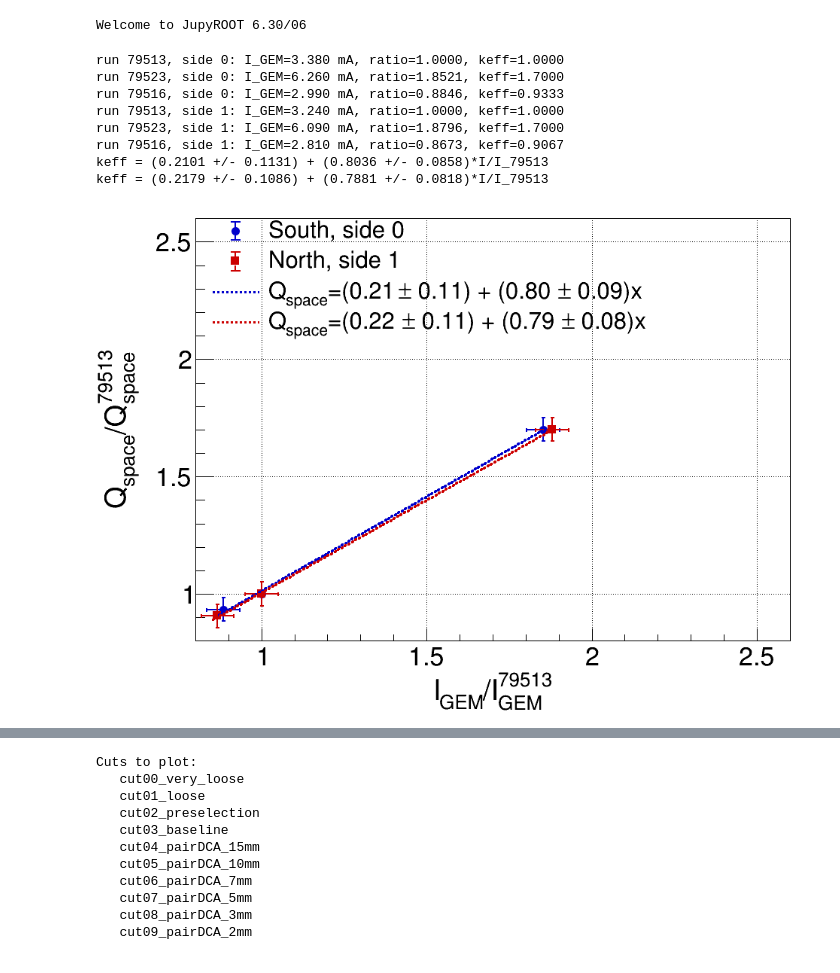
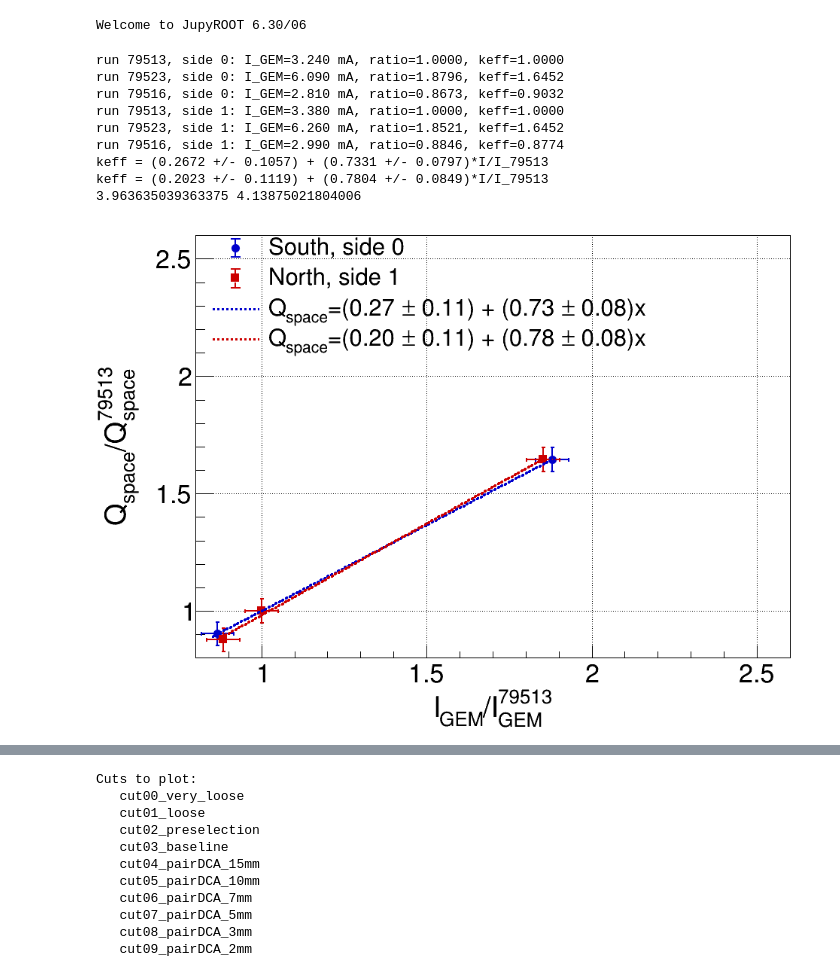
Before and after one commit to mcyoren/sPHENIX_tracking, a Jupyter notebook: drawings/K0S_daughter_pt_QA_with_momentum_fractions.ipynb, the cells around one changed output, grey strips where cells are left out. Saved outputs shown, nothing was run; the diff lists cells and outputs as text; code cells hidden in the pictures.

```diff
--- a/drawings/K0S_daughter_pt_QA_with_momentum_fractions.ipynb
+++ b/drawings/K0S_daughter_pt_QA_with_momentum_fractions.ipynb
@@ -48,10 +48,10 @@ Welcome to JupyROOT 6.30/06
 # ============================================================
 runs=[79513,79514,79515,79516,79526,79528,79529, 79507, 79523]
 runs=[79513, 79523, 79516]
-gem_current_north_runs = {79513:3.24, 79514:3.08, 79515:2.94, 79516:2.81, 79526:3.85, 79528:3.40, 79529:3.21, 79507:4.9, 79523: 6.09}
-gem_current_south_runs = {79513:3.38, 79514:3.08, 79515:2.94, 79516:2.99, 79526:3.88, 79528:3.45, 79529:3.25, 79507:4.8, 79523: 6.26}
-keffs_south_runs={79513:1.50,79514:1.4,79515:1.40,79516:1.4,79526:1.85,79528:1.65,79529:1.55,79507:2.15, 79523:2.55}
-keffs_north_runs={79513:1.50,79514:1.4,79515:1.40,79516:1.36,79526:1.85,79528:1.65,79529:1.55,79507:2.15, 79523:2.55}
+gem_current_south_runs = {79513:3.24, 79514:3.08, 79515:2.94, 79516:2.81, 79526:3.85, 79528:3.40, 79529:3.21, 79507:4.9, 79523: 6.09}
+gem_current_north_runs = {79513:3.38, 79514:3.08, 79515:2.94, 79516:2.99, 79526:3.88, 79528:3.45, 79529:3.25, 79507:4.8, 79523: 6.26}
+keffs_south_runs={79513:1.55,79514:1.4,79515:1.40,79516:1.4,79526:1.85,79528:1.65,79529:1.55,79507:2.15, 79523:2.55}
+keffs_north_runs={79513:1.55,79514:1.4,79515:1.40,79516:1.36,79526:1.85,79528:1.65,79529:1.55,79507:2.15, 79523:2.55}
 
 reference_run = 79513
 
@@ -98,42 +98,44 @@ for side, g, color in [(0, graphs2[0], root.kBlue+1), (1, graphs2[1], root.kRed+
     xmax = max(g.GetPointX(i) for i in range(g.GetN()))
 
     f = root.TF1(f"f_keff_vs_gem_current_side{side}", "[0]+[1]*x", xmin-0.02, xmax+0.02)
     f.SetParameters(0.0, 1.0)
     f.SetLineColor(color); f.SetLineWidth(3); f.SetLineStyle(2)
 
     g.Fit(f, "Q0S")
     linear_fits2.append(f)
 
     leg2.AddEntry(f, f"Q_{{space}}=({f.GetParameter(0):.2f} #pm {f.GetParError(0):.2f}) + ({f.GetParameter(1):.2f} #pm {f.GetParError(1):.2f})x", "l")
     print(f"keff = ({f.GetParameter(0):.4f} +/- {f.GetParError(0):.4f}) + ({f.GetParameter(1):.4f} +/- {f.GetParError(1):.4f})*I/I_79513")
 
 mg2.Draw("A")
 mg2.SetTitle(";I_{GEM}/I_{GEM}^{79513};Q_{space}/Q_{space}^{79513}")
 mg2.GetXaxis().SetLimits(0.8, 2.6); mg2.GetYaxis().SetRangeUser(0.8, 2.6)
 mg2.GetXaxis().SetTitleSize(0.062); mg2.GetYaxis().SetTitleSize(0.062)
 mg2.GetXaxis().SetLabelSize(0.055); mg2.GetYaxis().SetLabelSize(0.055)
 mg2.GetXaxis().SetTitleOffset(1.00); mg2.GetYaxis().SetTitleOffset(1.10)
 mg2.GetXaxis().SetNdivisions(505); mg2.GetYaxis().SetNdivisions(505)
 mg2.GetXaxis().CenterTitle(); mg2.GetYaxis().CenterTitle()
 
 for f in linear_fits2:
     f.Draw("SAME")
 
+print(linear_fits2[0].Eval(10.54/gem_current_south_runs[79513]*keffs_south_runs[79513]),linear_fits2[1].Eval(11/gem_current_north_runs[79513]*keffs_north_runs[79513]))
 leg2.Draw()
 
 c2._keep = [mg2, leg2] + graphs2 + linear_fits2
 
 c2.Draw()
 # %% [output]
-run 79513, side 0: I_GEM=3.380 mA, ratio=1.0000, keff=1.0000
-run 79523, side 0: I_GEM=6.260 mA, ratio=1.8521, keff=1.7000
-run 79516, side 0: I_GEM=2.990 mA, ratio=0.8846, keff=0.9333
-run 79513, side 1: I_GEM=3.240 mA, ratio=1.0000, keff=1.0000
-run 79523, side 1: I_GEM=6.090 mA, ratio=1.8796, keff=1.7000
-run 79516, side 1: I_GEM=2.810 mA, ratio=0.8673, keff=0.9067
-keff = (0.2101 +/- 0.1131) + (0.8036 +/- 0.0858)*I/I_79513
-keff = (0.2179 +/- 0.1086) + (0.7881 +/- 0.0818)*I/I_79513
+run 79513, side 0: I_GEM=3.240 mA, ratio=1.0000, keff=1.0000
+run 79523, side 0: I_GEM=6.090 mA, ratio=1.8796, keff=1.6452
+run 79516, side 0: I_GEM=2.810 mA, ratio=0.8673, keff=0.9032
+run 79513, side 1: I_GEM=3.380 mA, ratio=1.0000, keff=1.0000
+run 79523, side 1: I_GEM=6.260 mA, ratio=1.8521, keff=1.6452
+run 79516, side 1: I_GEM=2.990 mA, ratio=0.8846, keff=0.8774
+keff = (0.2672 +/- 0.1057) + (0.7331 +/- 0.0797)*I/I_79513
+keff = (0.2023 +/- 0.1119) + (0.7804 +/- 0.0849)*I/I_79513
+3.963635039363375 4.13875021804006
-[figure, old version]
+[figure, new version]
 # %%
 import array
 
```
Also changed, not shown: parts of 6 cells of this notebook, 3 other files.
